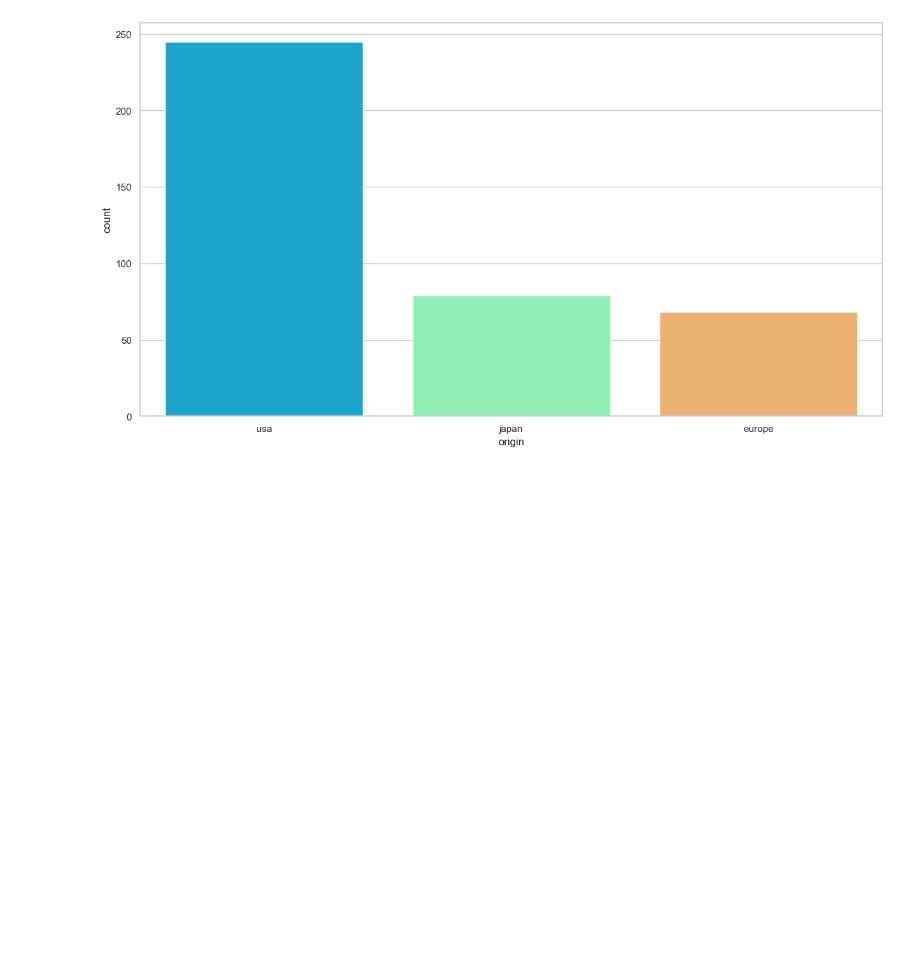
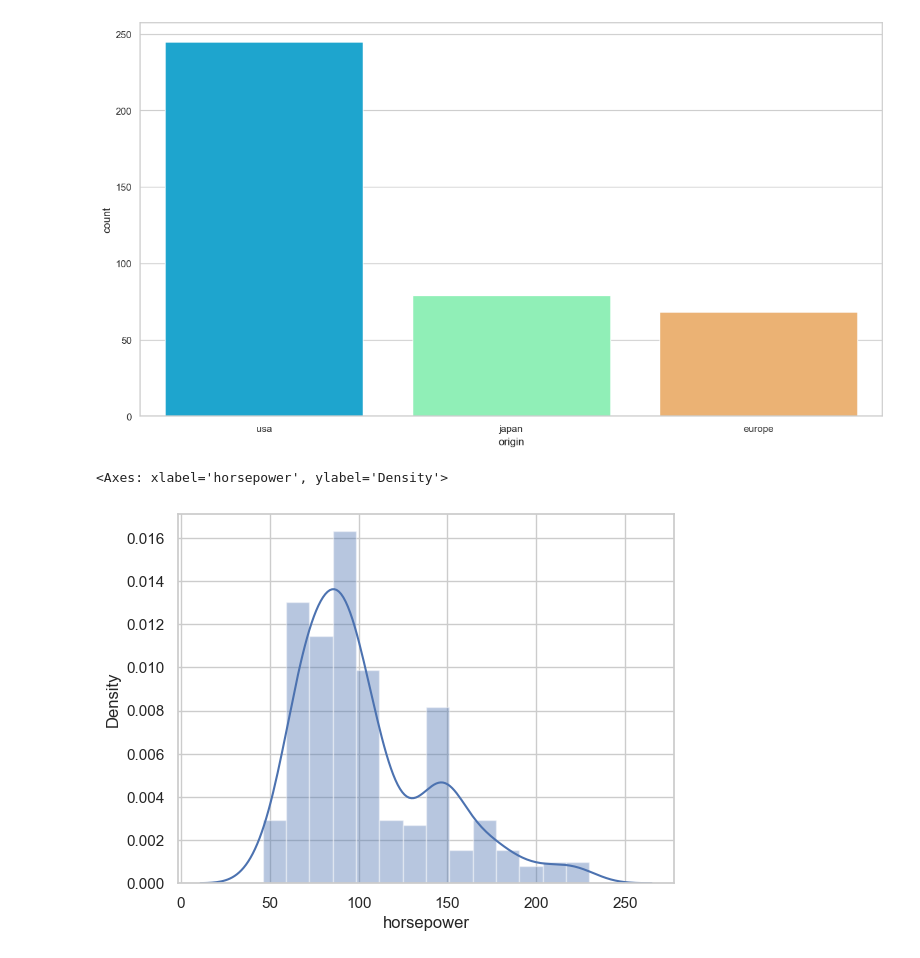
Before and after one commit to NITISHNAVEEN/Machine-Learning, a Jupyter notebook: MACHINE-LEARNING.ipynb, the cells around one changed output. Saved outputs shown, nothing was run; the diff lists cells and outputs as text; code cells hidden in the pictures; blank space fills up the shorter version.

```diff
--- a/MACHINE-LEARNING.ipynb
+++ b/MACHINE-LEARNING.ipynb
@@ -153,3 +145,8 @@ sns.countplot(x = "origin",data = df,palette = "rainbow")
 # %% [output]
 <Axes: xlabel='origin', ylabel='count'>
 [figure]
+# %%
+sns.distplot(df["horsepower"])
+# %% [output]
+<Axes: xlabel='horsepower', ylabel='Density'>
+[figure, added]
```
Also changed, not shown: parts of 42 cells of this notebook.
